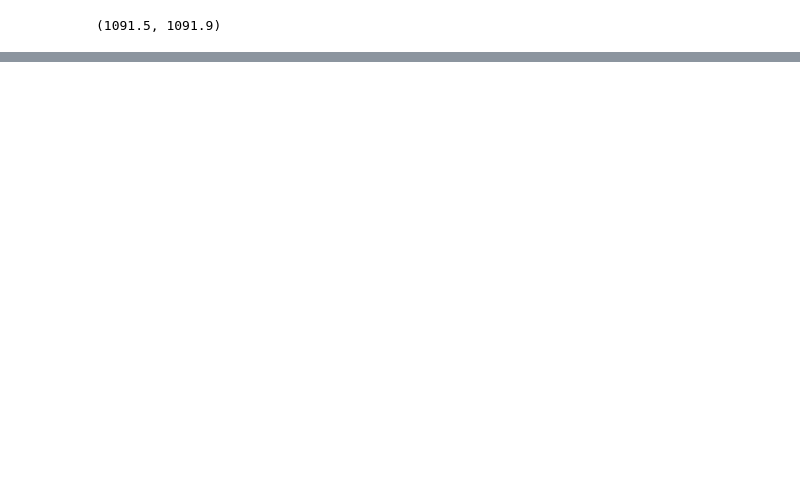
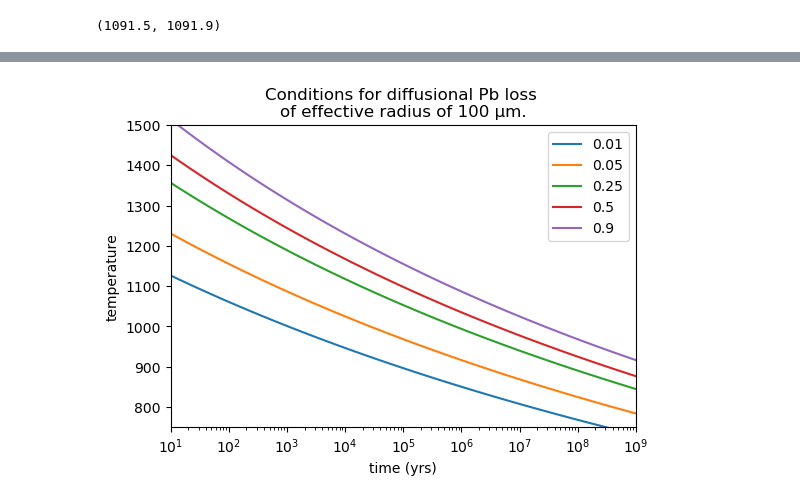
Before and after one commit to Swanson-Hysell-Group/2021_AX_BD, a Jupyter notebook: code/AX_BD_geochron.ipynb, the cells around one changed output, grey strips where cells are left out. Drawn from its saved outputs; the diff is of its cells as text; code cells hidden in the pictures; blank space fills up the shorter version.

```diff
--- a/code/AX_BD_geochron.ipynb
+++ b/code/AX_BD_geochron.ipynb
@@ -392,3 +397,40 @@ round(diabase_age_lower,1), round(diabase_age_upper,1)
+# %%
+def get_temp_from_yr(diff_length, yrs):
+    return -545000/np.log((diff_length/1000000)**2/0.0776/Julian_year/yrs)/R - 273.15
+# %%
+# to get % loss we need:
+def temp_yr_given_perc(percent_loss = 0.9, eff_radii=100, yrs = np.logspace(0, 9, 50)):
+    eff_radii = eff_radii
+    perc_loss = percent_loss
+    zircon_vol = 4/3*np.pi*eff_radii**3
+    left_vol = zircon_vol*(1-perc_loss)*3/4/np.pi
+    left_radii = np.cbrt(left_vol)
+
+    diff_length = eff_radii-left_radii
+
+    yrs = yrs
+
+    temps = get_temp_from_yr(diff_length, yrs)
+    return temps
+# %%
+perc = [0.01, 0.05, 0.25, 0.5, 0.9]
+yrs = np.logspace(0, 9, 50)
+temps = []
+for i in perc:
+    temps.append(temp_yr_given_perc(percent_loss = i, eff_radii=100, yrs = np.logspace(0, 9, 50)))
+for i in range(len(temps)):
+    plt.plot(yrs, temps[i], label=str(perc[i]))
+plt.xlim(10, 1e9)
+plt.ylim(750, 1500)
+plt.xticks([1e2, 1e3, 1e4, 1e5, 1e6, 1e7, 1e8, 1e9])
+plt.xscale('log')
+plt.legend()
+plt.title('Conditions for diffusional Pb loss \nof effective radius of 100 µm.')
+plt.xlabel('time (yrs)')
+plt.ylabel('temperature')
+plt.show()
+# %% [output]
+[figure, added]
 # %%
 lambda_238 = 1.55125e-10
 U_238 = 10000
```
Also changed, not shown: parts of 9 cells of this notebook.
